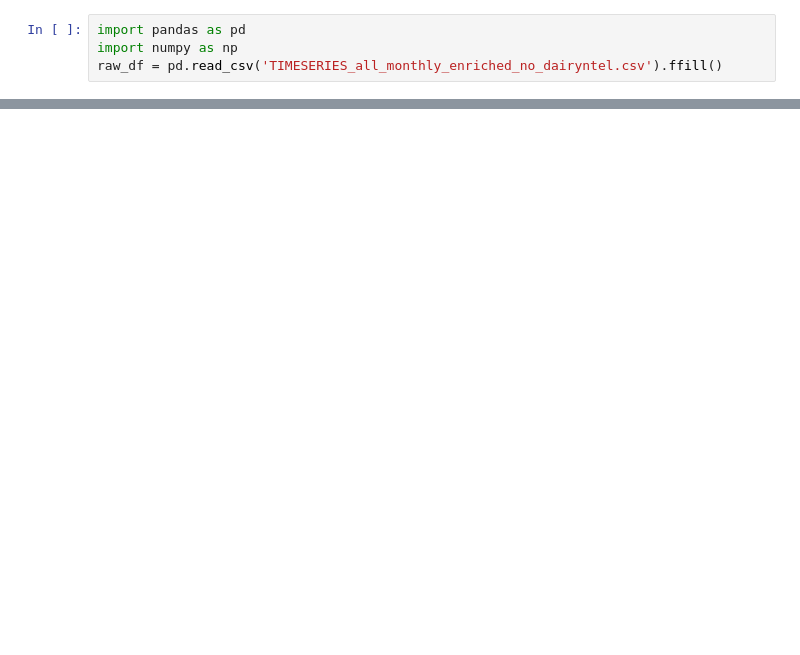
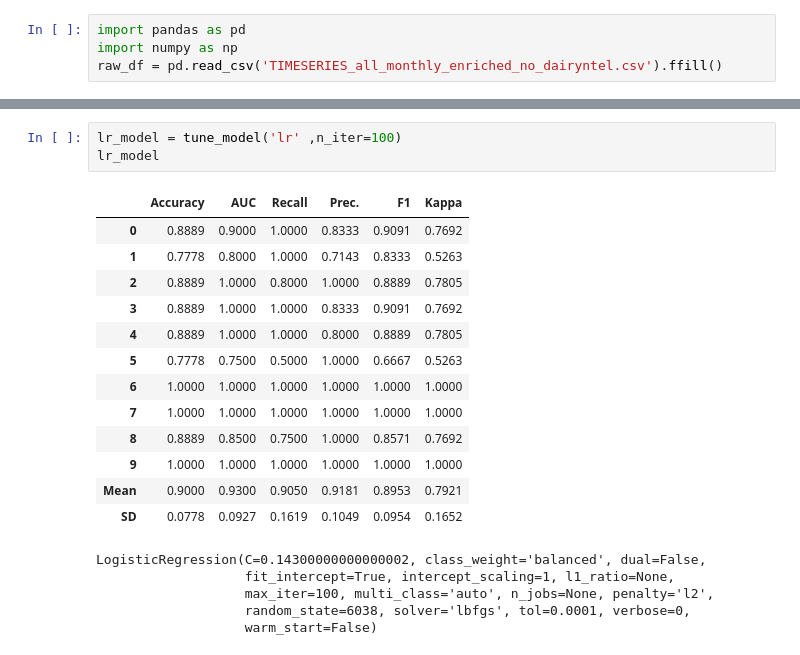
Before and after one commit to Robbie-Luo/solar-backtesting, a Jupyter notebook: pycaret.ipynb, the cells around one changed output, grey strips where cells are left out. Drawn from its saved outputs; the diff is of its cells as text; blank space fills up the shorter version.

```diff
--- a/pycaret.ipynb
+++ b/pycaret.ipynb
@@ -78,0 +73,22 @@ IntProgress(value=0, description='Processing: ', max=170)
+# %%
+lr_model = tune_model('lr' ,n_iter=100)
+lr_model
+# %% [output]
+|  | Accuracy | AUC | Recall | Prec. | F1 | Kappa |
+| 0 | 0.8889 | 0.9000 | 1.0000 | 0.8333 | 0.9091 | 0.7692 |
+| 1 | 0.7778 | 0.8000 | 1.0000 | 0.7143 | 0.8333 | 0.5263 |
+| 2 | 0.8889 | 1.0000 | 0.8000 | 1.0000 | 0.8889 | 0.7805 |
+| 3 | 0.8889 | 1.0000 | 1.0000 | 0.8333 | 0.9091 | 0.7692 |
+| 4 | 0.8889 | 1.0000 | 1.0000 | 0.8000 | 0.8889 | 0.7805 |
+| 5 | 0.7778 | 0.7500 | 0.5000 | 1.0000 | 0.6667 | 0.5263 |
+| 6 | 1.0000 | 1.0000 | 1.0000 | 1.0000 | 1.0000 | 1.0000 |
+| 7 | 1.0000 | 1.0000 | 1.0000 | 1.0000 | 1.0000 | 1.0000 |
+| 8 | 0.8889 | 0.8500 | 0.7500 | 1.0000 | 0.8571 | 0.7692 |
+| 9 | 1.0000 | 1.0000 | 1.0000 | 1.0000 | 1.0000 | 1.0000 |
+| Mean | 0.9000 | 0.9300 | 0.9050 | 0.9181 | 0.8953 | 0.7921 |
+| SD | 0.0778 | 0.0927 | 0.1619 | 0.1049 | 0.0954 | 0.1652 |
+LogisticRegression(C=0.14300000000000002, class_weight='balanced', dual=False,
+                   fit_intercept=True, intercept_scaling=1, l1_ratio=None,
+                   max_iter=100, multi_class='auto', n_jobs=None, penalty='l2',
+                   random_state=6038, solver='lbfgs', tol=0.0001, verbose=0,
+                   warm_start=False)
```
Also changed, not shown: parts of 12 cells of this notebook, 1 other file.
